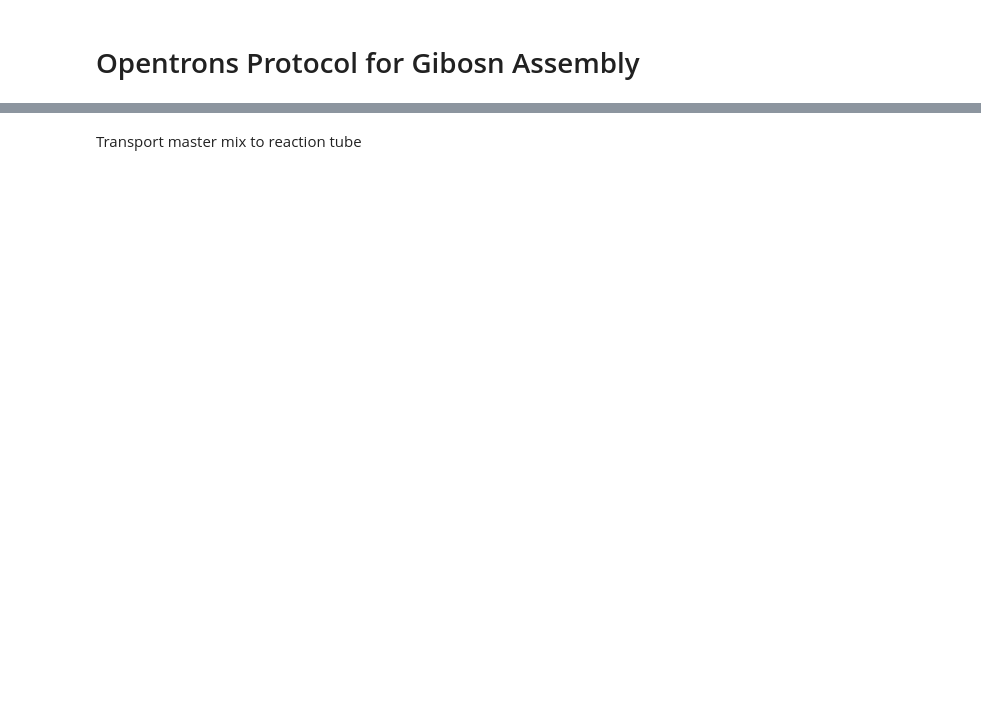
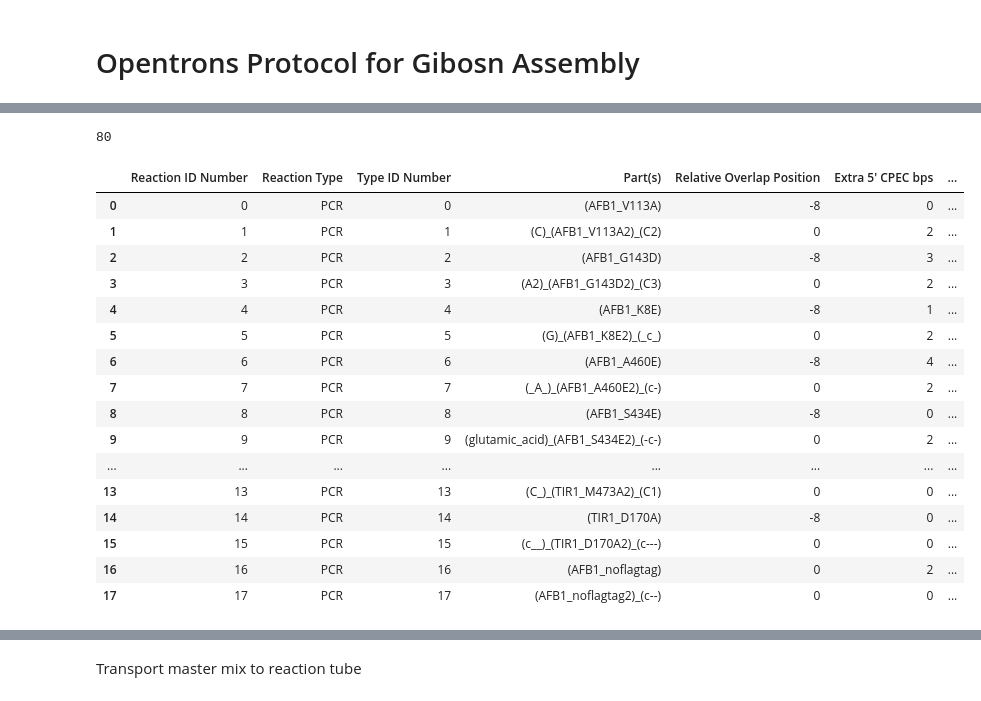
Before and after one commit to PlantSynBioLab/AssemblyTron, a Jupyter notebook: Gibson Assembly/Gibson_Assembly.ipynb, the cells around one changed output, grey strips where cells are left out. Cells and saved outputs as stored; diff of their text form; code cells hidden in the pictures; blank space fills up the shorter version.

```diff
--- a/Gibson Assembly/Gibson_Assembly.ipynb
+++ b/Gibson Assembly/Gibson_Assembly.ipynb
@@ -20,0 +681,80 @@ def run(protocol: protocol_api.ProtocolContext):
+# %%
+from tkinter import *
+
+window = Tk()
+
+window.geometry("300x100")
+window.title("Linearized vector backbone")
+
+entry = Entry(window)
+entry.pack()
+
+def confirm():
+    label = Label(window,text = entry.get())
+    label.pack()
+    global AFB1_noflagtag2_cconc
+    AFB1_noflagtag2_cconc = int(entry.get())
+
+    window.destroy()
+
+
+
+button = Button(window,text="Enter ng/ul of (AFB1_noflagtag2)_(c--)",command = confirm)
+button.pack()
+
+
+window.mainloop()
+AFB1_noflagtag2_cconc
+conc = AFB1_noflagtag2_cconc
+if  conc > 80:
+    raise Exception('Concentration in ng/ul for this combination should be between 40 and 80. Your concentration value input is : {}'.format(conc))
+if  conc < 40:
+    raise Exception('Concentration in ng/ul for this combination should be between 40 and 80. Your concentration value input is : {}'.format(conc))
+AFB1_noflagtag2_cconc
+# %% [output]
+80
+# %%
+
+concentration = {}
+concentration['0'] = AFB1_V113Aconc
+concentration['1'] = C_AFB1_V113A2_C2conc
+concentration['2'] = AFB1_G143Dconc
+concentration['3'] = A2_AFB1_G143D2_C3conc
+concentration['4'] = AFB1_K8Econc
+concentration['5'] = G_AFB1_K8E2__c_conc
+concentration['6'] = AFB1_A460Econc
+concentration['7'] = _A__AFB1_A460E2_cconc
+concentration['8'] = AFB1_S434Econc
+concentration['9'] = glutamic_acid_AFB1_S434E2_cconc
+concentration['10'] = TIR1_E12Kconc
+concentration['11'] = A_TIR1_E12K2_cconc
+concentration['12'] = TIR1_M473Aconc
+concentration['13'] = C__TIR1_M473A2_C1conc
+concentration['14'] = TIR1_D170Aconc
+concentration['15'] = c___TIR1_D170A2_cconc
+concentration['16'] = AFB1_noflagtagconc
+concentration['17'] = AFB1_noflagtag2_cconc
+# %%
+#Implementing the random concnetrations in the feather file
+
+for i, row in assembly.iterrows():
+    assembly.loc[i,'concentration'] = concentration[str(i)]
+assembly
+# %% [output]
+|  | Reaction ID Number | Reaction Type | Type ID Number | Part(s) | Relative Overlap Position | Extra 5' CPEC bps | ... |
+| 0 | 0 | PCR | 0 | (AFB1_V113A) | -8 | 0 | ... |
+| 1 | 1 | PCR | 1 | (C)_(AFB1_V113A2)_(C2) | 0 | 2 | ... |
+| 2 | 2 | PCR | 2 | (AFB1_G143D) | -8 | 3 | ... |
+| 3 | 3 | PCR | 3 | (A2)_(AFB1_G143D2)_(C3) | 0 | 2 | ... |
+| 4 | 4 | PCR | 4 | (AFB1_K8E) | -8 | 1 | ... |
+| 5 | 5 | PCR | 5 | (G)_(AFB1_K8E2)_(_c_) | 0 | 2 | ... |
+| 6 | 6 | PCR | 6 | (AFB1_A460E) | -8 | 4 | ... |
+| 7 | 7 | PCR | 7 | (_A_)_(AFB1_A460E2)_(c-) | 0 | 2 | ... |
+| 8 | 8 | PCR | 8 | (AFB1_S434E) | -8 | 0 | ... |
+| 9 | 9 | PCR | 9 | (glutamic_acid)_(AFB1_S434E2)_(-c-) | 0 | 2 | ... |
+| ... | ... | ... | ... | ... | ... | ... | ... |
+| 13 | 13 | PCR | 13 | (C_)_(TIR1_M473A2)_(C1) | 0 | 0 | ... |
+| 14 | 14 | PCR | 14 | (TIR1_D170A) | -8 | 0 | ... |
+| 15 | 15 | PCR | 15 | (c__)_(TIR1_D170A2)_(c---) | 0 | 0 | ... |
+| 16 | 16 | PCR | 16 | (AFB1_noflagtag) | 0 | 2 | ... |
+| 17 | 17 | PCR | 17 | (AFB1_noflagtag2)_(c--) | 0 | 0 | ... |
```
Also changed, not shown: parts of 47 cells of this notebook.
